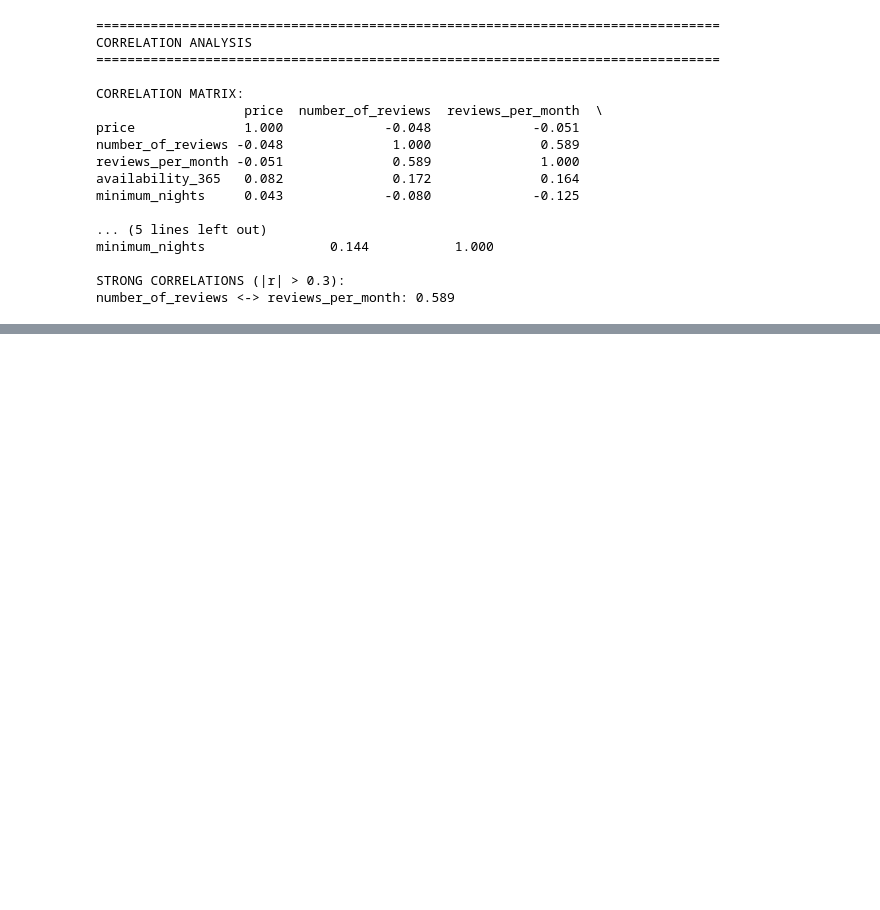
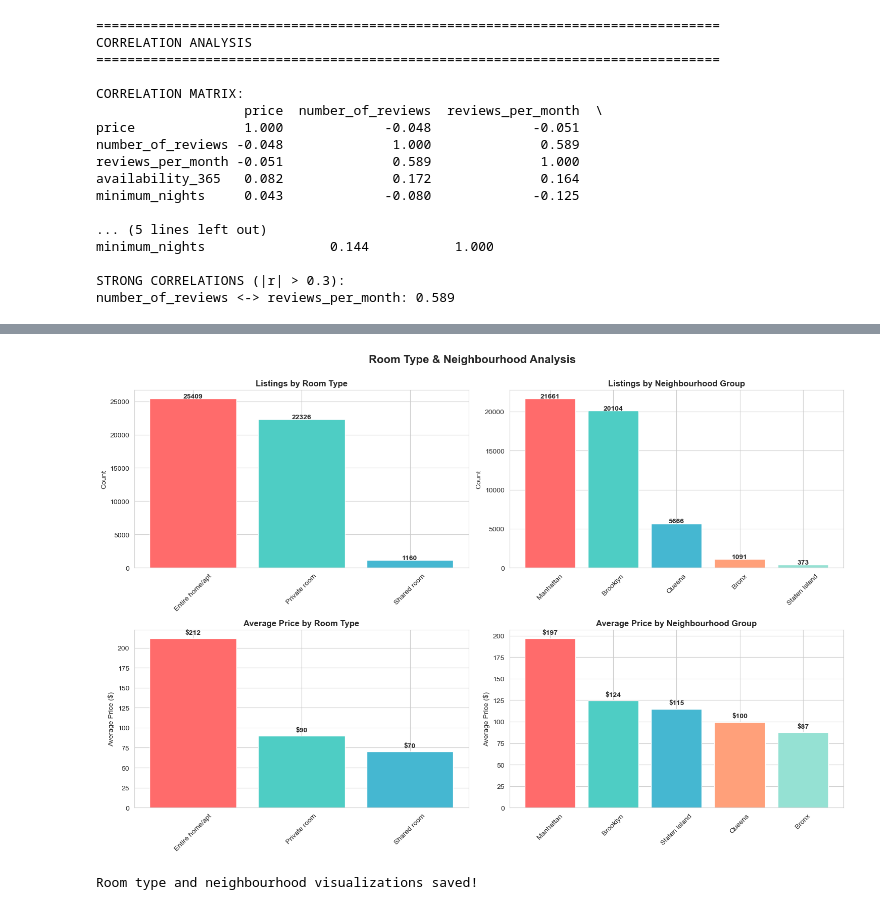
Before and after one commit to Danish925/NYC-Airbnb-EDA, a Jupyter notebook: NYC-Airbnb-EDA/notebooks/EDA_NYC_Airbnb.ipynb, the cells around one changed output, grey strips where cells are left out. Cells and saved outputs as stored; diff of their text form; code cells hidden in the pictures; blank space fills up the shorter version.

```diff
--- a/NYC-Airbnb-EDA/notebooks/EDA_NYC_Airbnb.ipynb
+++ b/NYC-Airbnb-EDA/notebooks/EDA_NYC_Airbnb.ipynb
@@ -398,0 +447,50 @@ number_of_reviews <-> reviews_per_month: 0.589
+# %%
+# Room type and neighbourhood analysis visualizations
+fig, axes = plt.subplots(2, 2, figsize=(15, 10))
+
+# 1. Room type count
+room_counts = df['room_type'].value_counts()
+axes[0, 0].bar(room_counts.index, room_counts.values, color=['#FF6B6B', '#4ECDC4', '#45B7D1', '#FFA07A'])
+axes[0, 0].set_ylabel('Count')
+axes[0, 0].set_title('Listings by Room Type', fontweight='bold')
+axes[0, 0].tick_params(axis='x', rotation=45)
+for i, v in enumerate(room_counts.values):
+    axes[0, 0].text(i, v + 100, str(v), ha='center', fontweight='bold')
+
+# 2. Neighbourhood group count
+neighbourhood_counts = df['neighbourhood_group'].value_counts()
+colors_neighbourhood = ['#FF6B6B', '#4ECDC4', '#45B7D1', '#FFA07A', '#95E1D3']
+axes[0, 1].bar(neighbourhood_counts.index, neighbourhood_counts.values, color=colors_neighbourhood[:len(neighbourhood_counts)])
+axes[0, 1].set_ylabel('Count')
+axes[0, 1].set_title('Listings by Neighbourhood Group', fontweight='bold')
+axes[0, 1].tick_params(axis='x', rotation=45)
+for i, v in enumerate(neighbourhood_counts.values):
+    axes[0, 1].text(i, v + 100, str(v), ha='center', fontweight='bold')
+
+# 3. Average price by room type
+avg_price_room = df.groupby('room_type')['price'].mean().sort_values(ascending=False)
+axes[1, 0].bar(avg_price_room.index, avg_price_room.values, color=['#FF6B6B', '#4ECDC4', '#45B7D1', '#FFA07A'])
+axes[1, 0].set_ylabel('Average Price ($)')
+axes[1, 0].set_title('Average Price by Room Type', fontweight='bold')
+axes[1, 0].tick_params(axis='x', rotation=45)
+for i, v in enumerate(avg_price_room.values):
+    axes[1, 0].text(i, v + 5, f'${v:.0f}', ha='center', fontweight='bold')
+
+# 4. Average price by neighbourhood group
+avg_price_neighbourhood = df.groupby('neighbourhood_group')['price'].mean().sort_values(ascending=False)
+axes[1, 1].bar(avg_price_neighbourhood.index, avg_price_neighbourhood.values, color=colors_neighbourhood[:len(avg_price_neighbourhood)])
+axes[1, 1].set_ylabel('Average Price ($)')
+axes[1, 1].set_title('Average Price by Neighbourhood Group', fontweight='bold')
+axes[1, 1].tick_params(axis='x', rotation=45)
+for i, v in enumerate(avg_price_neighbourhood.values):
+    axes[1, 1].text(i, v + 5, f'${v:.0f}', ha='center', fontweight='bold')
+
+plt.suptitle('Room Type & Neighbourhood Analysis', fontsize=16, fontweight='bold', y=1.00)
+plt.tight_layout()
+plt.savefig('visualizations/03_room_neighbourhood.png', dpi=300, bbox_inches='tight')
+plt.show()
+
+print("Room type and neighbourhood visualizations saved!")
+# %% [output]
+[figure, added]
+Room type and neighbourhood visualizations saved!
```
Also changed, not shown: parts of 3 cells of this notebook.
